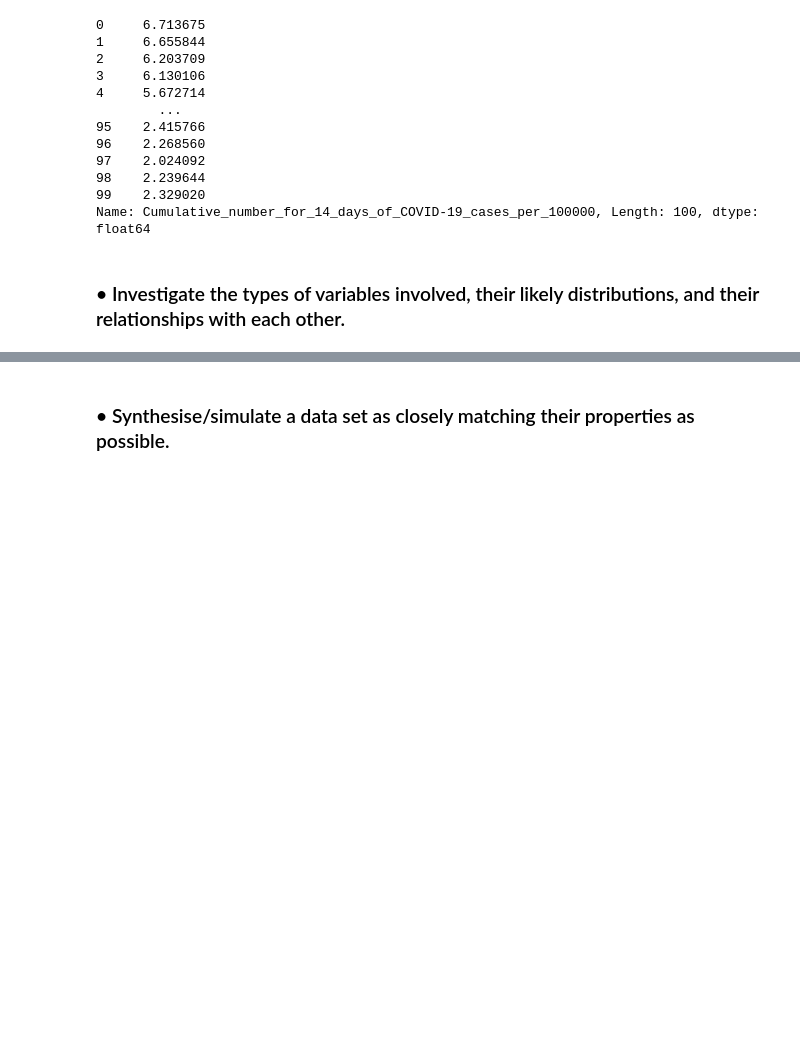
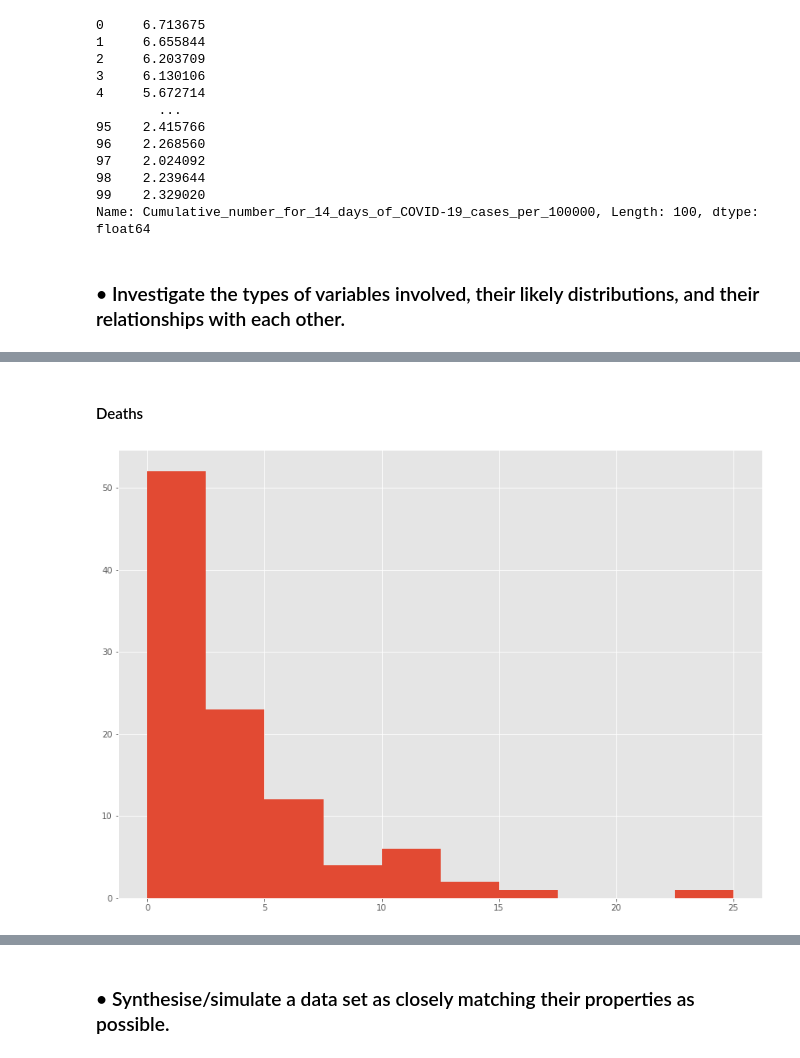
Before and after one commit to Samjean2020/progda2020-project, a Jupyter notebook: progda2020project.ipynb, the cells around one changed output, grey strips where cells are left out. Drawn from its saved outputs; the diff is of its cells as text; code cells hidden in the pictures; blank space fills up the shorter version.

```diff
--- a/progda2020project.ipynb
+++ b/progda2020project.ipynb
@@ -168,0 +198,9 @@ Name: Cumulative_number_for_14_days_of_COVID-19_cases_per_100000, Length: 100, d
+# %% [markdown]
+#### Deaths
+# %%
+# Using Matplotlib.pyplot hist() function for the .loc () function to display an histogram for the variable:
+# "deaths".
+plt.hist(df.loc[0:100,"deaths"])
+plt.show()
+# %% [output]
+[figure, added]
```
Also changed, not shown: parts of 29 cells of this notebook.
